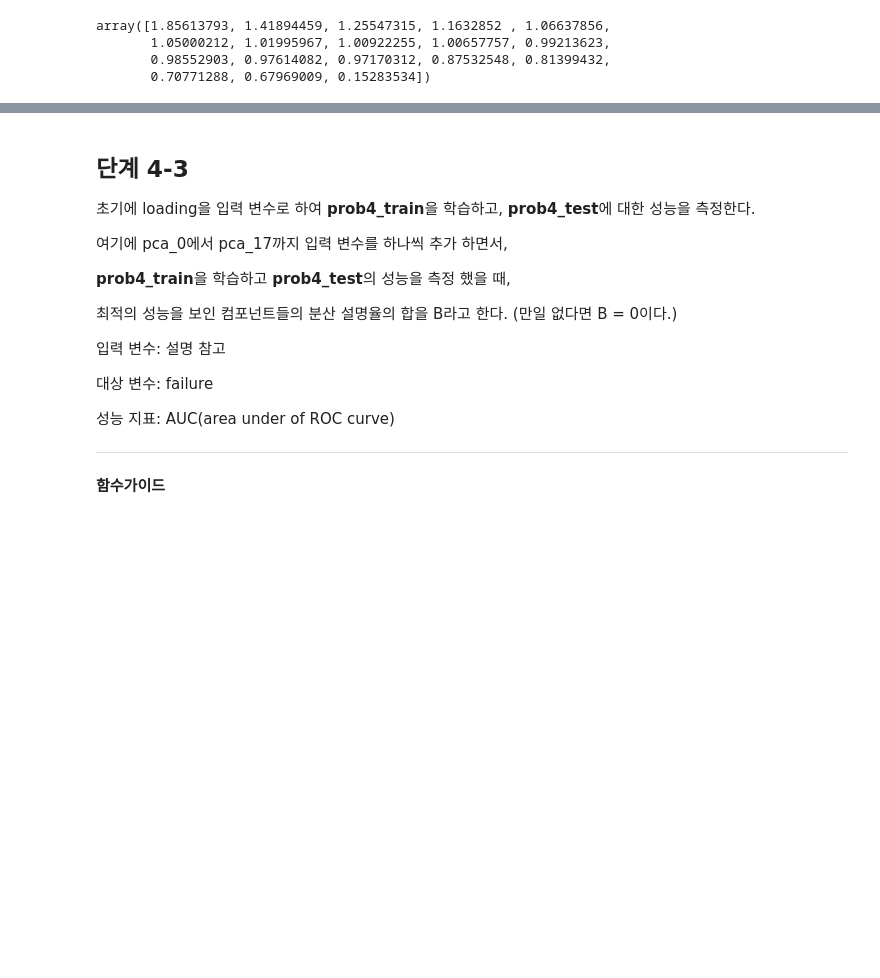
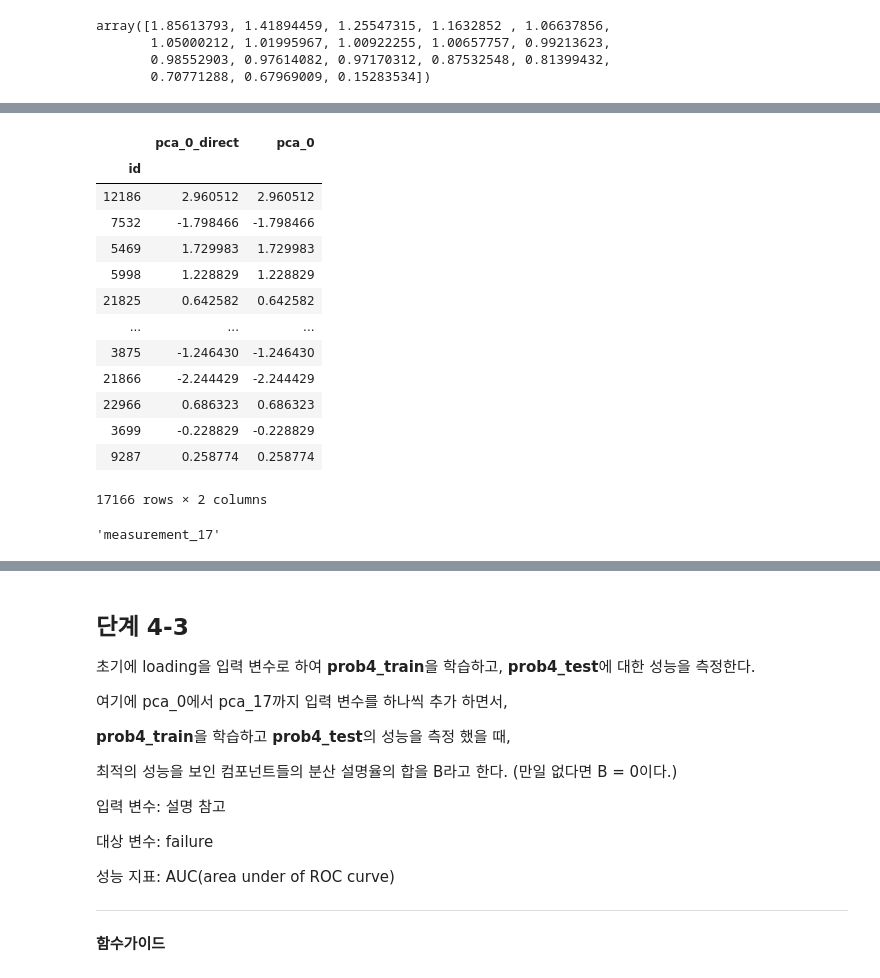
Before and after one commit to sunkusun9/DS_lv3_2609_1, a Jupyter notebook: sec_ds_lv3_prob1_prob.ipynb, the cells around one changed output, grey strips where cells are left out. Cells and saved outputs as stored; diff of their text form; code cells hidden in the pictures; blank space fills up the shorter version.

```diff
--- a/sec_ds_lv3_prob1_prob.ipynb
+++ b/sec_ds_lv3_prob1_prob.ipynb
@@ -1789,0 +1769,29 @@ array([-1.01483386, -1.25032427, -0.77934346, ..., -0.30836265,
+# %%
+# PCA 변환 과정은 입력 변수를 평균중심화를 하고, 성분에 해당하는 고유벡터와의 내적을 통해 얻을 수 있습니다.
+# 제1주성분을 직접 구해봅니다: (X - X_mean).dot(제1주성분 고유벡터)
+# 그리고 pca transform으로 나온 결과와 비교합니다.
+pd.concat([
+    (df_prob3_train[X_4] - df_prob3_train[X_4].mean()).dot(df_emat.loc['pca_0']).rename('pca_0_direct'),
+    df_prob4_train['pca_0']
+], axis=1)
+# %% [output]
+|  | pca_0_direct | pca_0 |
+| id |  |  |
+| 12186 | 2.960512 | 2.960512 |
+| 7532 | -1.798466 | -1.798466 |
+| 5469 | 1.729983 | 1.729983 |
+| 5998 | 1.228829 | 1.228829 |
+| 21825 | 0.642582 | 0.642582 |
+| ... | ... | ... |
+| 3875 | -1.246430 | -1.246430 |
+| 21866 | -2.244429 | -2.244429 |
+| 22966 | 0.686323 | 0.686323 |
+| 3699 | -0.228829 | -0.228829 |
+| 9287 | 0.258774 | 0.258774 |
+17166 rows × 2 columns
+# %%
+(df_prob3_train[X_4] - df_prob3_train[X_4].mean()).dot(df_emat.loc['pca_0'])
+# 첫번째 주성분에서 가장 영향력이 높은 변수는?
+df_emat.loc['pca_0'].abs().idxmax()
+# %% [output]
+'measurement_17'
```
Also changed, not shown: parts of 48 cells of this notebook.
